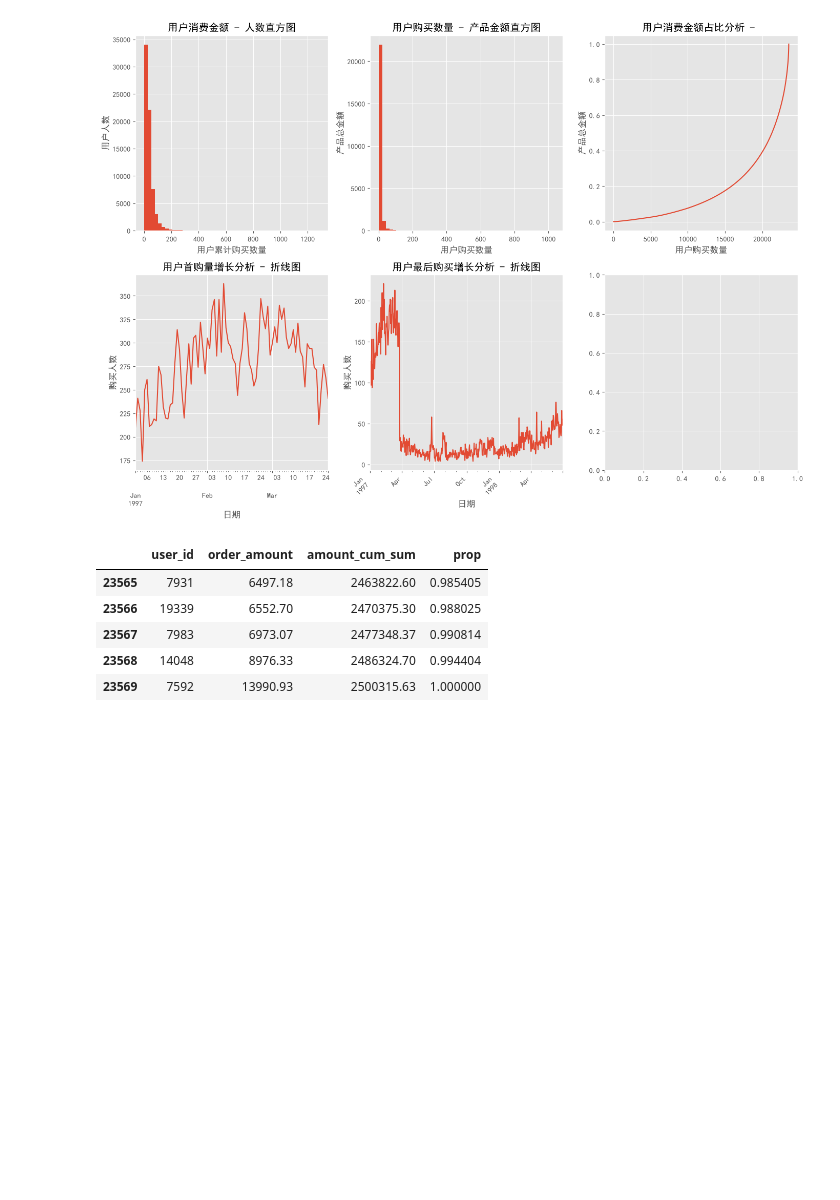
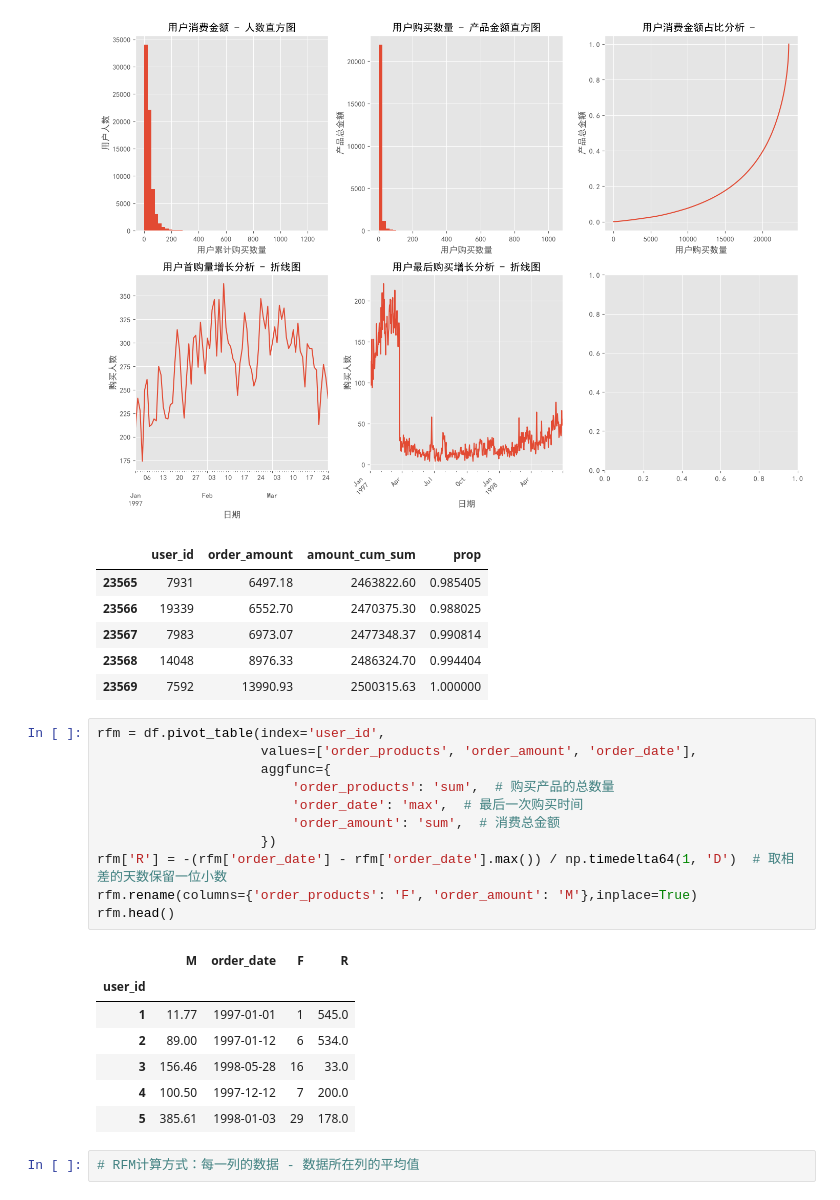
Before and after one commit to 1Zizhang/ecommerce-user-lifecycle-analysis, a Jupyter notebook: notebooks/01_eda_and_rfm_exploration.ipynb, the cells around one changed output. Drawn from its saved outputs; the diff is of its cells as text; blank space fills up the shorter version.

```diff
--- a/notebooks/01_eda_and_rfm_exploration.ipynb
+++ b/notebooks/01_eda_and_rfm_exploration.ipynb
@@ -113,3 +113,24 @@ plt.close()
 | 23567 | 7983 | 6973.07 | 2477348.37 | 0.990814 |
 | 23568 | 14048 | 8976.33 | 2486324.70 | 0.994404 |
 | 23569 | 7592 | 13990.93 | 2500315.63 | 1.000000 |
+# %%
+rfm = df.pivot_table(index='user_id',
+                     values=['order_products', 'order_amount', 'order_date'],
+                     aggfunc={
+                         'order_products': 'sum',  # 购买产品的总数量
+                         'order_date': 'max',  # 最后一次购买时间
+                         'order_amount': 'sum',  # 消费总金额
+                     })
+rfm['R'] = -(rfm['order_date'] - rfm['order_date'].max()) / np.timedelta64(1, 'D')  # 取相差的天数保留一位小数
+rfm.rename(columns={'order_products': 'F', 'order_amount': 'M'},inplace=True)
+rfm.head()
+# %% [output]
+|  | M | order_date | F | R |
+| user_id |  |  |  |  |
+| 1 | 11.77 | 1997-01-01 | 1 | 545.0 |
+| 2 | 89.00 | 1997-01-12 | 6 | 534.0 |
+| 3 | 156.46 | 1998-05-28 | 16 | 33.0 |
+| 4 | 100.50 | 1997-12-12 | 7 | 200.0 |
+| 5 | 385.61 | 1998-01-03 | 29 | 178.0 |
+# %%
+# RFM计算方式：每一列的数据 - 数据所在列的平均值
```
Also changed, not shown: 1 other file.
